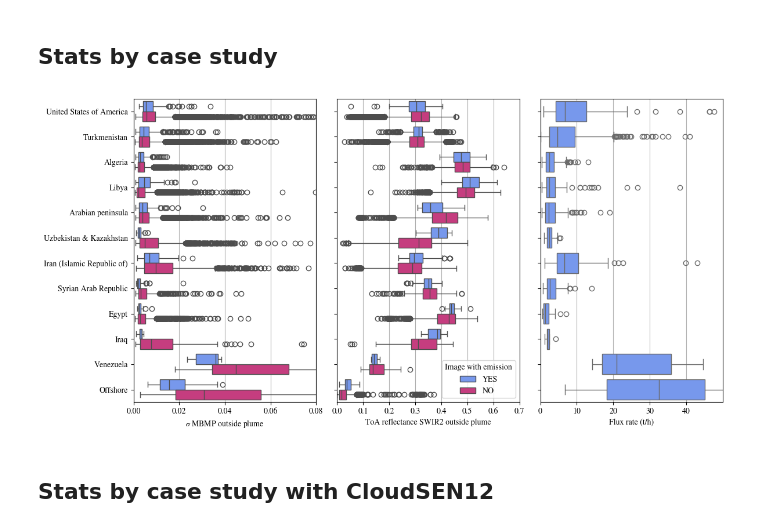
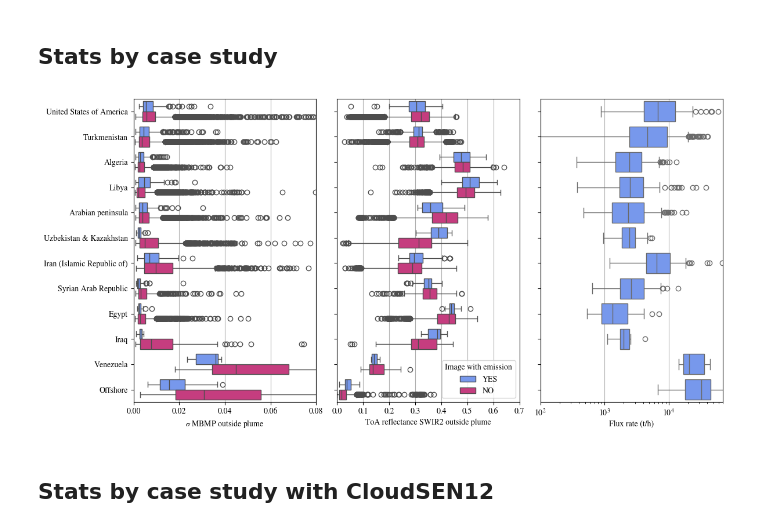
Before and after one commit to UNEP-IMEO-MARS/marss2l, a Jupyter notebook: notebooks/figures/stats_dataset_toareflectances.ipynb, the cells around one changed output. Saved outputs shown, nothing was run; the diff lists cells and outputs as text; code cells hidden in the pictures.

```diff
--- a/notebooks/figures/stats_dataset_toareflectances.ipynb
+++ b/notebooks/figures/stats_dataset_toareflectances.ipynb
@@ -84,6 +86,7 @@ for cnoplume in tqdm(dataframe_stats_original.columns):
 dataframe_stats = pd.merge(dataframe_stats_original,
                            dataframe_data_traintest[["id_loc_image","offshore",'interval_ch4_fluxrate',"ch4_fluxrate", "ch4_fluxrate_std",
                                                      'interval_ch4_fluxrate_str','year', 'year_month',"split_name", "country", "case_study",
+                                                     "lat","lon","observability",
                                                     'satellite_constellation']],
                           on="id_loc_image")
 dataframe_stats["offshorestr"] = dataframe_stats["offshore"].apply(lambda x: "YES" if x else "NO")
@@ -160,35 +187,36 @@ case_studies_plot = [c for c in loaders.ORDER_CASE_STUDIES if c != "Rest"]
 
 sns.boxplot(data=dataframe_stats_test,
             x="MBMP_std_noplume", hue="isplumestr", y="case_study", ax=ax[0],legend=False,
             palette=[C0, C2], hue_order= ["YES", "NO"],
             order=case_studies_plot)
 # ax[0].set_xlim(0,0.027)
 ax[0].set_xlim(0,0.08)
 
 sns.boxplot(data=dataframe_stats_test,
             x="B12_mean_noplume", hue="isplumestr", y="case_study", ax=ax[1],
             palette=[C0, C2], hue_order= ["YES", "NO"],
             order=case_studies_plot)
 sns.move_legend(ax[1], "lower right" ,title="Image with emission")
 ax[1].set_xlabel(r"ToA reflectance SWIR2 outside plume")
 ax[0].set_xlabel(r"$\sigma$ MBMP outside plume")
 ax[0].set_ylabel("")
 ax[1].set_xlim(0,0.7)
 
 sns.boxplot(data=dataframe_stats_test,
             x="Q",y="case_study", ax=ax[2],
             color=C0,
             order=case_studies_plot)
 
 for axs in ax:
     axs.xaxis.grid(True)
 
 ax[2].set_xticks(range(0, 50_000, 10_000), [f"{d/1000:.0f}" for d in range(0, 50_000, 10_000)])
 ax[2].set_xlabel("Flux rate (t/h)")
-ax[2].set_xlim(0,50_000)
+ax[2].set_xscale("log")
+ax[2].set_xlim(100, 70_000)
 fig.savefig("figures/stats_toa_mbmp.pdf")
 # %% [output]
-[figure, old version]
+[figure, new version]
 # %% [markdown]
 ## Stats by case study with CloudSEN12
 # %%
```
Also changed, not shown: parts of 24 cells of this notebook, 2 other files.
